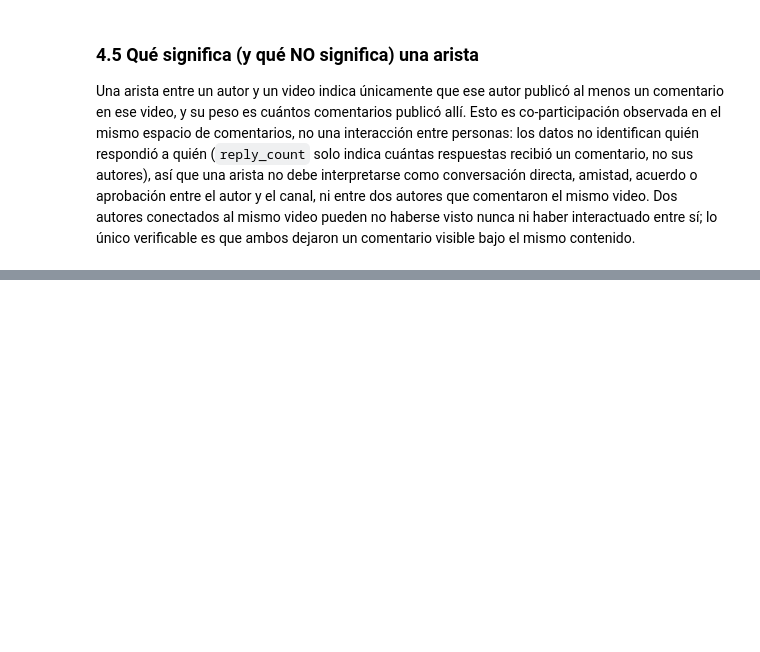
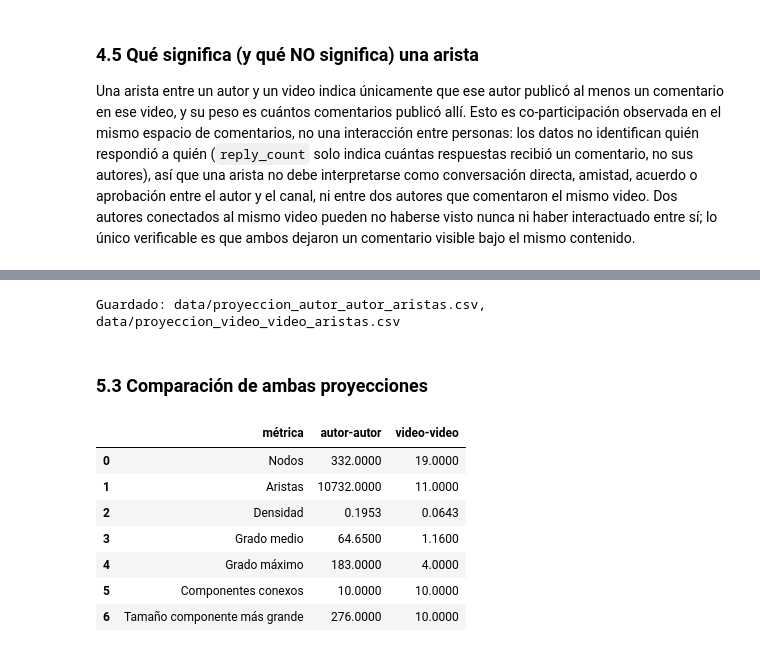
Before and after one commit to Ikeel04/Labs-DS, a Jupyter notebook: Lab6/Laboratorio6.ipynb, the cells around one changed output, grey strips where cells are left out. Saved outputs shown, nothing was run; the diff lists cells and outputs as text; code cells hidden in the pictures; blank space fills up the shorter version.

```diff
--- a/Lab6/Laboratorio6.ipynb
+++ b/Lab6/Laboratorio6.ipynb
@@ -1920,0 +1941,12 @@ lo único verificable es que ambos dejaron un comentario visible bajo el mismo c
+# %%
+from networkx.algorithms import bipartite
+
+G_autor = bipartite.weighted_projected_graph(G_bip, autores_unicos)
+
+grados_autor = dict(G_autor.degree())
+comps_autor = sorted(nx.connected_components(G_autor), key=len, reverse=True)
+
+print(f"Nodos (autores): {G_autor.number_of_nodes()}")
+print(f"Aristas (pares de autores que comparten video): {G_autor.number_of_edges()}")
+print(f"Densidad: {nx.density(G_autor):.4f}")
+print(f"Autores con al menos 1 conexión: {sum(1 for d in grados_autor.values() if d > 0)} / {len(grados_autor)}")
@@ -1920,0 +1987,36 @@ lo único verificable es que ambos dejaron un comentario visible bajo el mismo c
+# %%
+# Guardado de las listas de aristas de ambas proyecciones para reproducibilidad
+nx.to_pandas_edgelist(G_autor).to_csv('data/proyeccion_autor_autor_aristas.csv', index=False)
+nx.to_pandas_edgelist(G_video_proy).to_csv('data/proyeccion_video_video_aristas.csv', index=False)
+print("Guardado: data/proyeccion_autor_autor_aristas.csv, data/proyeccion_video_video_aristas.csv")
+# %% [output]
+Guardado: data/proyeccion_autor_autor_aristas.csv, data/proyeccion_video_video_aristas.csv
+# %% [markdown]
+### 5.3 Comparación de ambas proyecciones
+# %%
+comparacion_proy = pd.DataFrame({
+    'métrica': ['Nodos', 'Aristas', 'Densidad', 'Grado medio', 'Grado máximo',
+                'Componentes conexos', 'Tamaño componente más grande'],
+    'autor-autor': [
+        G_autor.number_of_nodes(), G_autor.number_of_edges(),
+        round(nx.density(G_autor), 4), round(np.mean(list(grados_autor.values())), 2),
+        max(grados_autor.values()), nx.number_connected_components(G_autor),
+        len(comps_autor[0]),
+    ],
+    'video-video': [
+        G_video_proy.number_of_nodes(), G_video_proy.number_of_edges(),
+        round(nx.density(G_video_proy), 4), round(np.mean(list(grados_video_proy.values())), 2),
+        max(grados_video_proy.values()), nx.number_connected_components(G_video_proy),
+        len(max(nx.connected_components(G_video_proy), key=len)),
+    ],
+})
+comparacion_proy
+# %% [output]
+|  | métrica | autor-autor | video-video |
+| 0 | Nodos | 332.0000 | 19.0000 |
+| 1 | Aristas | 10732.0000 | 11.0000 |
+| 2 | Densidad | 0.1953 | 0.0643 |
+| 3 | Grado medio | 64.6500 | 1.1600 |
+| 4 | Grado máximo | 183.0000 | 4.0000 |
+| 5 | Componentes conexos | 10.0000 | 10.0000 |
+| 6 | Tamaño componente más grande | 276.0000 | 10.0000 |
```
Also changed, not shown: parts of 52 cells of this notebook, 4 other files.
